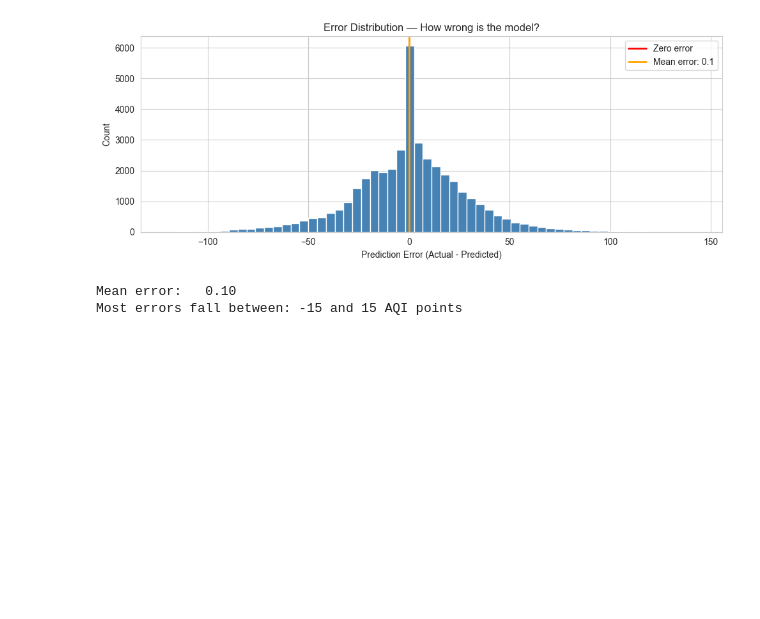
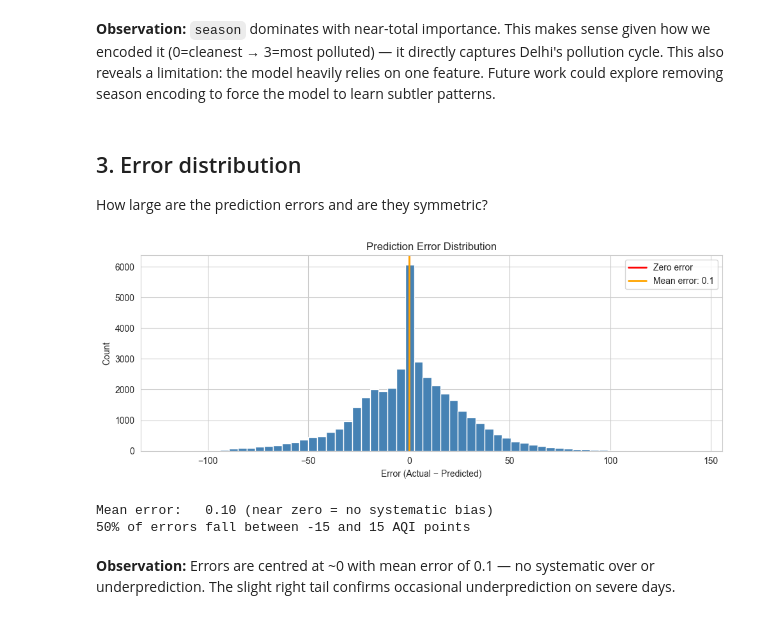
Before and after one commit to Shaurya-Sati/Delhi-NCR-AQI-Prediction, a Jupyter notebook: notebooks/04_evaluation.ipynb, the cells around one changed output. Drawn from its saved outputs; the diff is of its cells as text; code cells hidden in the pictures; blank space fills up the shorter version.

Commit message:
Add clean markdown to all notebooks

```diff
--- a/notebooks/04_evaluation.ipynb
+++ b/notebooks/04_evaluation.ipynb
@@ -85,22 +90,33 @@ plt.show()
+# %% [markdown]
+**Observation:** `season` dominates with near-total importance.
+This makes sense given how we encoded it (0=cleanest → 3=most polluted) —
+it directly captures Delhi's pollution cycle.
+This also reveals a limitation: the model heavily relies on one feature.
+Future work could explore removing season encoding to force the model to learn subtler patterns.
+# %% [markdown]
+## 3. Error distribution
+How large are the prediction errors and are they symmetric?
 # %%
 errors = y_te.values - preds
 
-plt.figure(figsize=(10, 4))
+plt.figure(figsize=(10,4))
 plt.hist(errors, bins=60, color='steelblue', edgecolor='white')
 plt.axvline(0, color='red', linewidth=2, label='Zero error')
 plt.axvline(errors.mean(), color='orange', linewidth=2,
             label=f'Mean error: {errors.mean():.1f}')
-plt.xlabel("Prediction Error (Actual - Predicted)")
+plt.xlabel("Error (Actual − Predicted)")
 plt.ylabel("Count")
-plt.title("Error Distribution — How wrong is the model?")
-plt.legend()
-plt.tight_layout()
-plt.savefig('../outputs/error_distribution.png')
+plt.title("Prediction Error Distribution")
+plt.legend(); plt.tight_layout()
+plt.savefig('../outputs/error_distribution.png', dpi=150)
 plt.show()
 
-print(f"Mean error:   {errors.mean():.2f}")
-print(f"Most errors fall between: {np.percentile(errors,25):.0f} and {np.percentile(errors,75):.0f} AQI points")
+print(f"Mean error:   {errors.mean():.2f} (near zero = no systematic bias)")
+print(f"50% of errors fall between {np.percentile(errors,25):.0f} and {np.percentile(errors,75):.0f} AQI points")
 # %% [output]
-[figure, old version]
+[figure, new version]
-Mean error:   0.10
-Most errors fall between: -15 and 15 AQI points
+Mean error:   0.10 (near zero = no systematic bias)
+50% of errors fall between -15 and 15 AQI points
+# %% [markdown]
+**Observation:** Errors are centred at ~0 with mean error of 0.1 — no systematic over or
+underprediction. The slight right tail confirms occasional underprediction on severe days.
```
Also changed, not shown: parts of 10 cells of this notebook, 6 other files.
